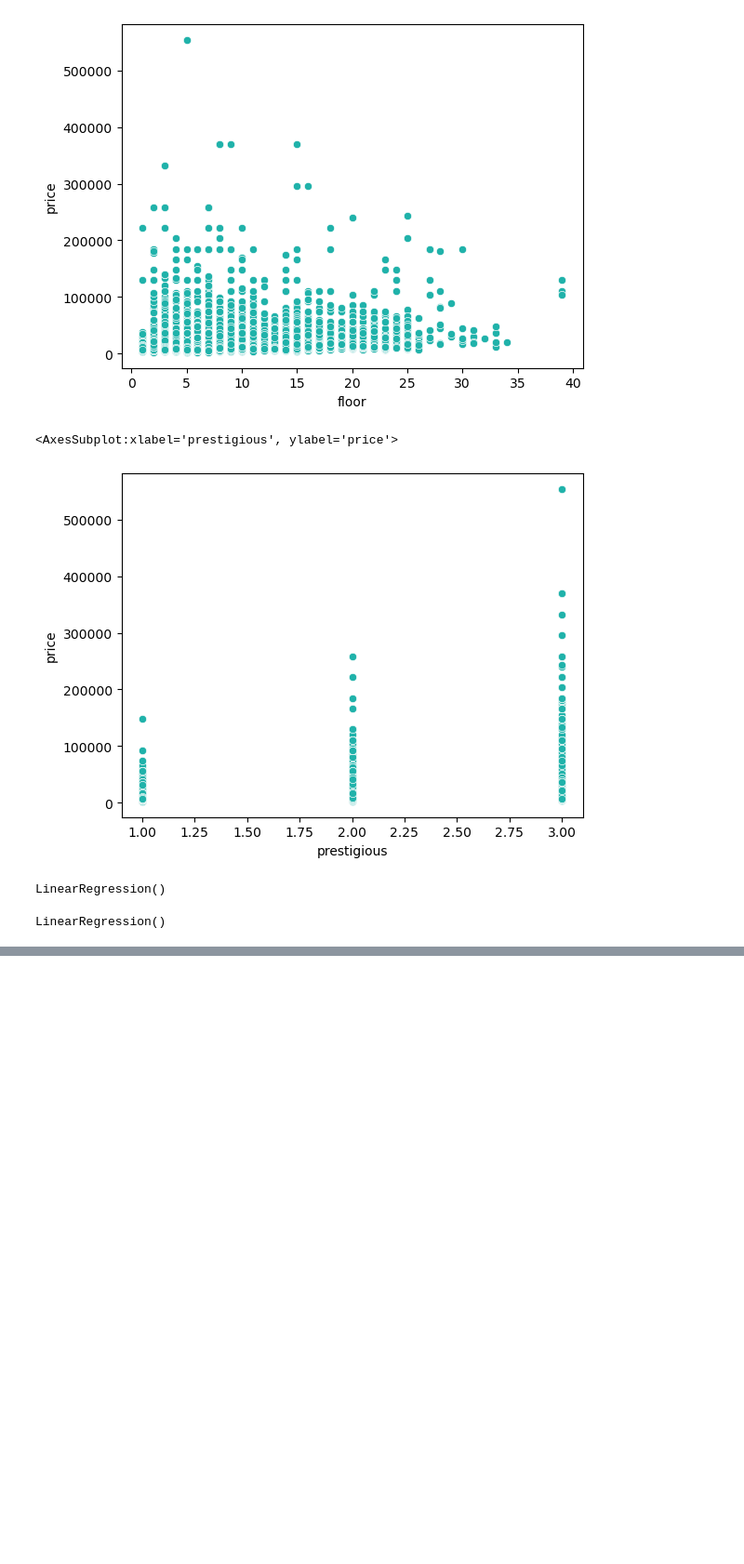
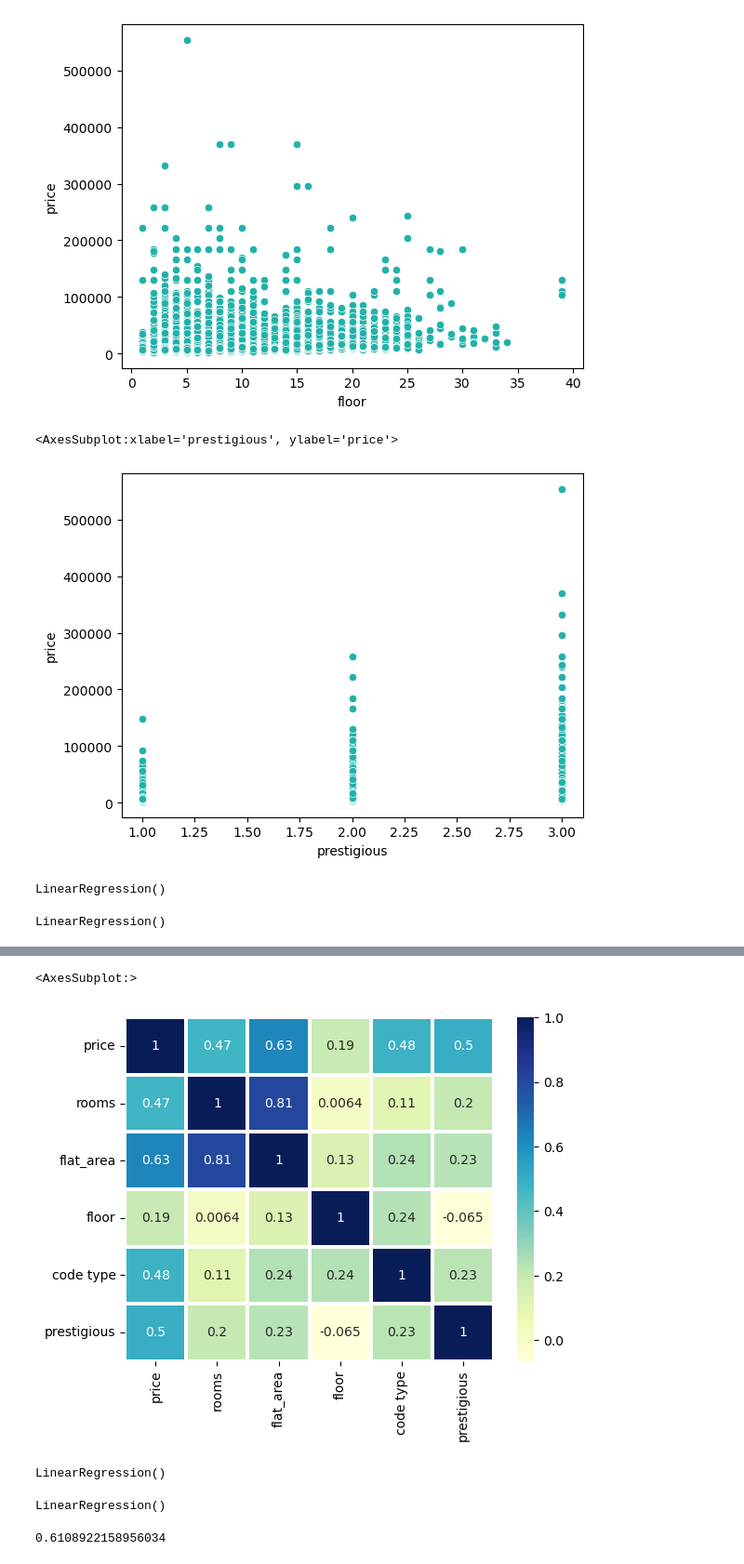
Before and after one commit to CyberCowboy404/DataScience-kyiv-flats, a Jupyter notebook: new_parsing_Kyiv.ipynb, the cells around one changed output, grey strips where cells are left out. Shown at 93% size. Cells and saved outputs as stored; diff of their text form; code cells hidden in the pictures; blank space fills up the shorter version.

```diff
--- a/new_parsing_Kyiv.ipynb
+++ b/new_parsing_Kyiv.ipynb
@@ -498,0 +633,7 @@ df.to_excel('new_parsing_Kyiv.xlsx', index=False)
+# %%
+corr=df[['price', 'rooms', 'flat_area', 'floor', 'code type', 'prestigious']].corr()
+sns.heatmap(corr,annot=True,linewidths=1.5,cmap="YlGnBu")
+#floor does not matter
+# %% [output]
+<AxesSubplot:>
+[figure, added]
@@ -498,0 +645,5 @@ df.to_excel('new_parsing_Kyiv.xlsx', index=False)
+# %%
+reg=LinearRegression()
+reg
+# %% [output]
+LinearRegression()
@@ -498,0 +657,8 @@ df.to_excel('new_parsing_Kyiv.xlsx', index=False)
+# %%
+reg.fit(X_train, y_train)
+# %% [output]
+LinearRegression()
+# %%
+reg.score(X_train, y_train)
+# %% [output]
+0.6108922158956034
```
Also changed, not shown: parts of 22 cells of this notebook.
